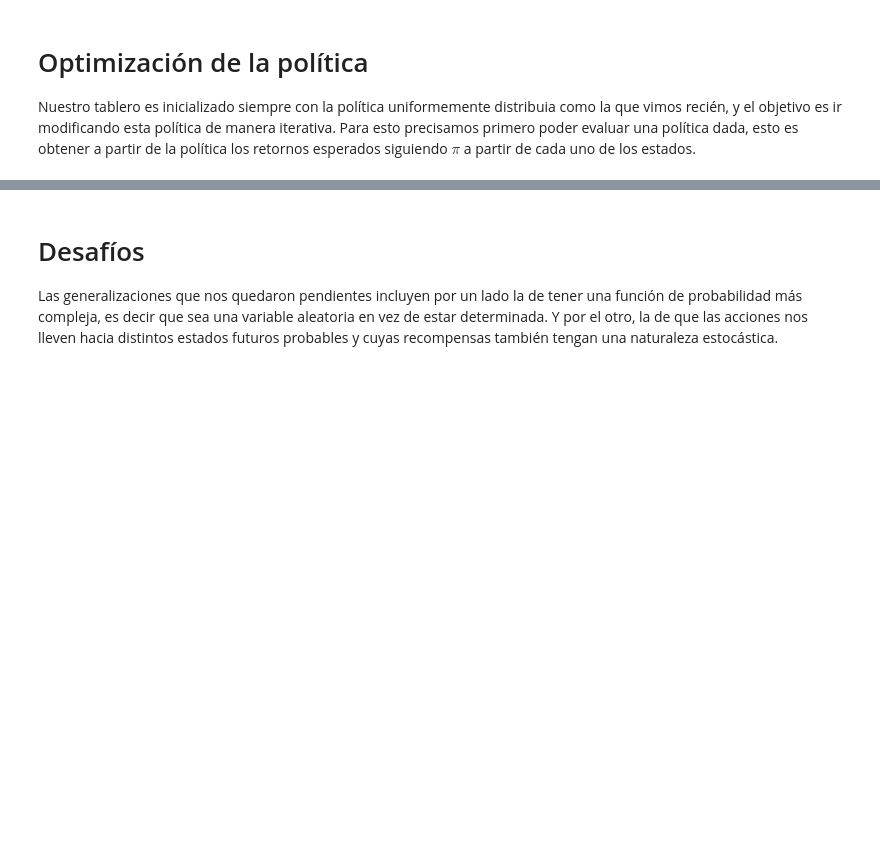
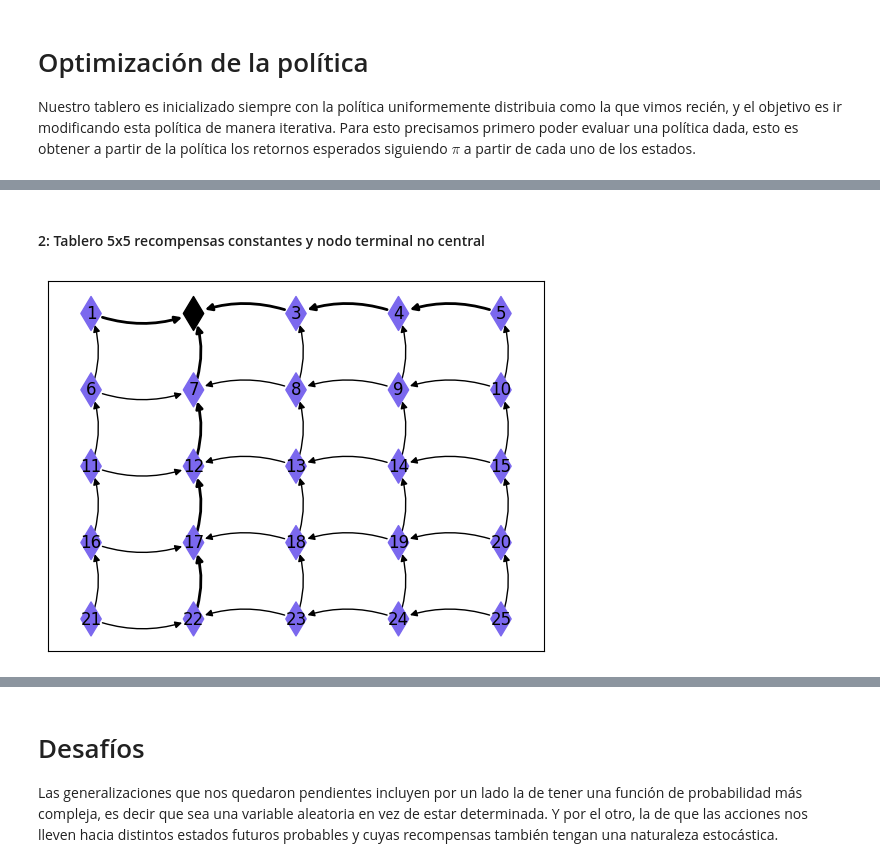
Before and after one commit to castagninojose/opti, a Jupyter notebook: src/reinforcement_lenin/notebooks/informe.ipynb, the cells around one changed output, grey strips where cells are left out. Saved outputs shown, nothing was run; the diff lists cells and outputs as text; code cells hidden in the pictures; blank space fills up the shorter version.

```diff
--- a/src/reinforcement_lenin/notebooks/informe.ipynb
+++ b/src/reinforcement_lenin/notebooks/informe.ipynb
@@ -153,0 +220,8 @@ La elección de los nodos terminales resulta determinante en el modo que adopta
+# %% [markdown]
+#### 2: Tablero 5x5 recompensas constantes y nodo terminal no central
+# %%
+ejemplo_1 = Board(5, terminals=1)  # es el segundo nodo
+ejemplo_1.iterate_policy()
+ejemplo_1.draw_policy()
+# %% [output]
+[figure, added]
```
Also changed, not shown: parts of 25 cells of this notebook, 2 other files.
